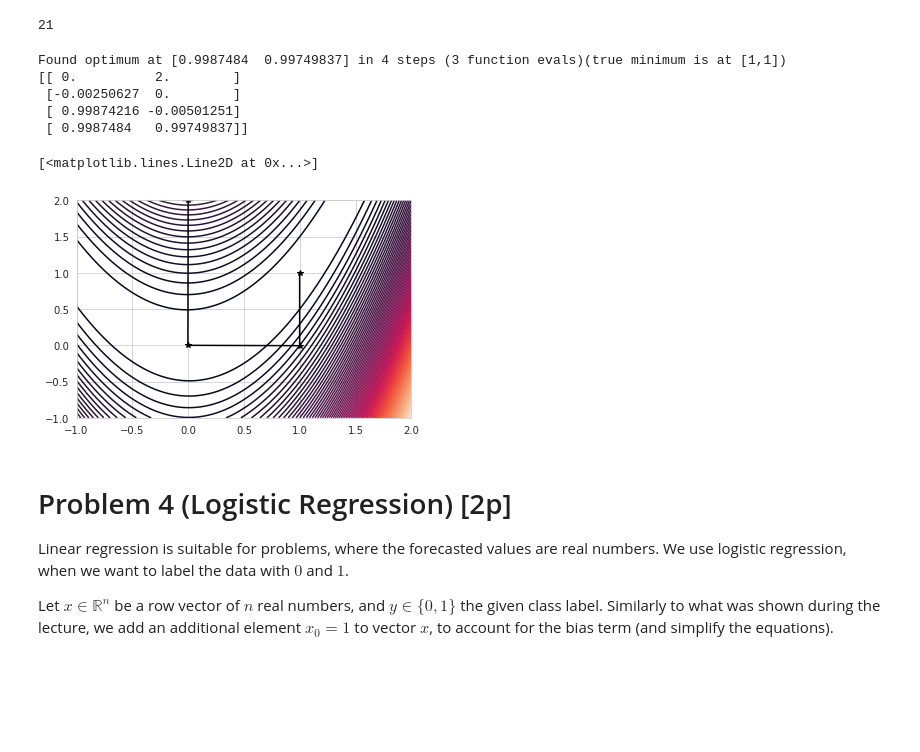
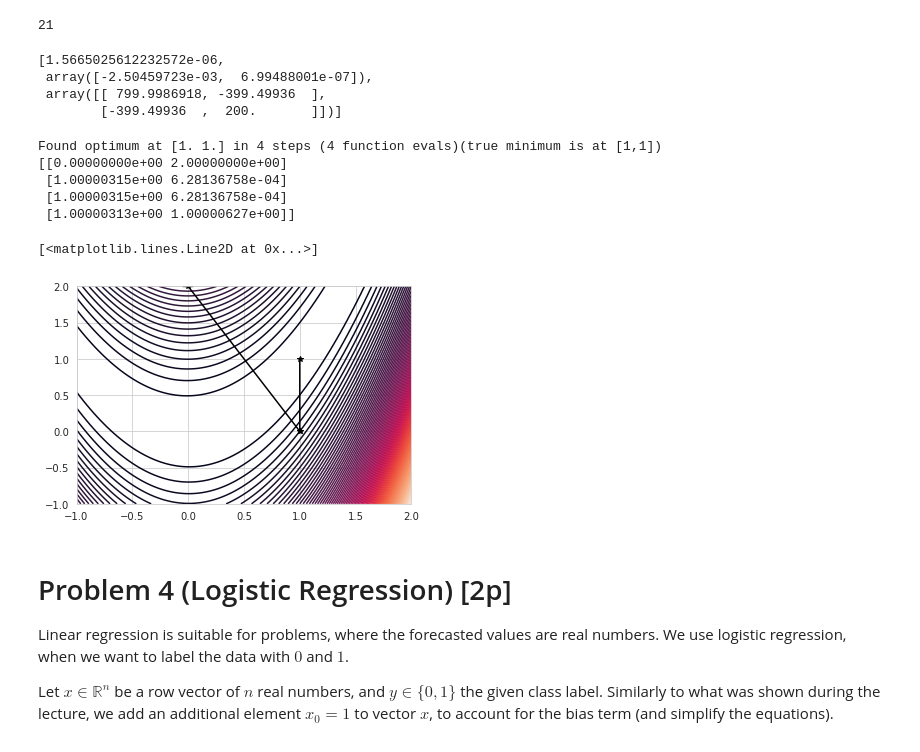
Before and after one commit to lekcyjna123/ml_uwr, a Jupyter notebook: assignment2/Assignment2.ipynb, the cells around one changed output. Saved outputs shown, nothing was run; the diff lists cells and outputs as text; code cells hidden in the pictures; blank space fills up the shorter version.

```diff
--- a/assignment2/Assignment2.ipynb
+++ b/assignment2/Assignment2.ipynb
@@ -704,6 +704,13 @@ plt.plot(lbfsg_hist[:,0],lbfsg_hist[:,1])
 len(lbfsg_hist)
 # %% [output]
 21
+# %%
+rosenbrock_hessian([0.9987484,0.99749837])
+# %% [output]
+[1.5665025612232572e-06,
+ array([-2.50459723e-03,  6.99488001e-07]),
+ array([[ 799.9986918, -399.49936  ],
+        [-399.49936  ,  200.       ]])]
 # %%
 #
 # Bonus problem
@@ -737,49 +744,53 @@ def Newton(f, Theta0, alpha, stop_tolerance=1e-10, max_steps=1000000):
     #  - if the Newton direction is not minimizing the function, use the gradient for a few steps
     #  - try to beat L-BFGS on the bmber of function evaluations needed!
     Theta=Theta0
-    history=[Theta]
+    history=[]
     fun_evals=[]
     valRoz=1e100
     valPop=1e100
 
-    while(valRoz>stop_tolerance):
+    while(abs(valRoz)>stop_tolerance):
         val, gradient, macierzHessego = rosenbrock_hessian(Theta)
-        roznica=np.linalg.solve(macierzHessego, (-1)*gradient)
-        Theta=Theta+roznica
-        valRoz=valPop-val
-        valPop=val
         history.append(Theta)
         fun_evals.append(val)
-
+        roznica=np.linalg.solve(macierzHessego, (-1)*gradient)
+        ThetaN=Theta+roznica
+        valN, gradientN, macierzHessegoN = rosenbrock_hessian(ThetaN)
+        if val-valN<0:
+            Theta-=alpha*gradient
+            valN, gradientN, macierzHessegoN = rosenbrock_hessian(Theta)
+        else:
+            Theta=ThetaN
+        valRoz=val-valN
     return Theta, history, fun_evals
 
 
 Xopt, Xhist, fun_evals = Newton(
-    rosenbrock_hessian, x_start, alpha=1e-0, stop_tolerance=1e-10, max_steps=1e6
+    rosenbrock_hessian, x_start, alpha=0.5, stop_tolerance=1e-4, max_steps=1e6
 )
 
 
 print(
     "Found optimum at %s in %d steps (%d function evals)(true minimum is at [1,1])"
     % (Xopt, len(Xhist), len(fun_evals))
 )
 
 Xhist=np.array(Xhist)
 print(Xhist)
 
 MX, MY = np.meshgrid(np.linspace(-1, 2, 100), np.linspace(-1, 2, 100))
 Z = np.array([MX, MY]).reshape(2, -1)
 VR = rosenbrock_v(Z)
 plt.contour(MX, MY, VR.reshape(MX.shape), 100)
 plt.plot(Xhist[:, 0], Xhist[:, 1], "*-k")
 # %% [output]
-Found optimum at [0.9987484  0.99749837] in 4 steps (3 function evals)(true minimum is at [1,1])
-[[ 0.          2.        ]
- [-0.00250627  0.        ]
- [ 0.99874216 -0.00501251]
- [ 0.9987484   0.99749837]]
+Found optimum at [1. 1.] in 4 steps (4 function evals)(true minimum is at [1,1])
+[[0.00000000e+00 2.00000000e+00]
+ [1.00000315e+00 6.28136758e-04]
+ [1.00000315e+00 6.28136758e-04]
+ [1.00000313e+00 1.00000627e+00]]
 [<matplotlib.lines.Line2D at 0x...>]
-[figure, old version]
+[figure, new version]
 # %% [markdown]
 # Problem 4 (Logistic Regression) [2p]
 
```
Also changed, not shown: parts of 15 cells of this notebook, 1 other file.
